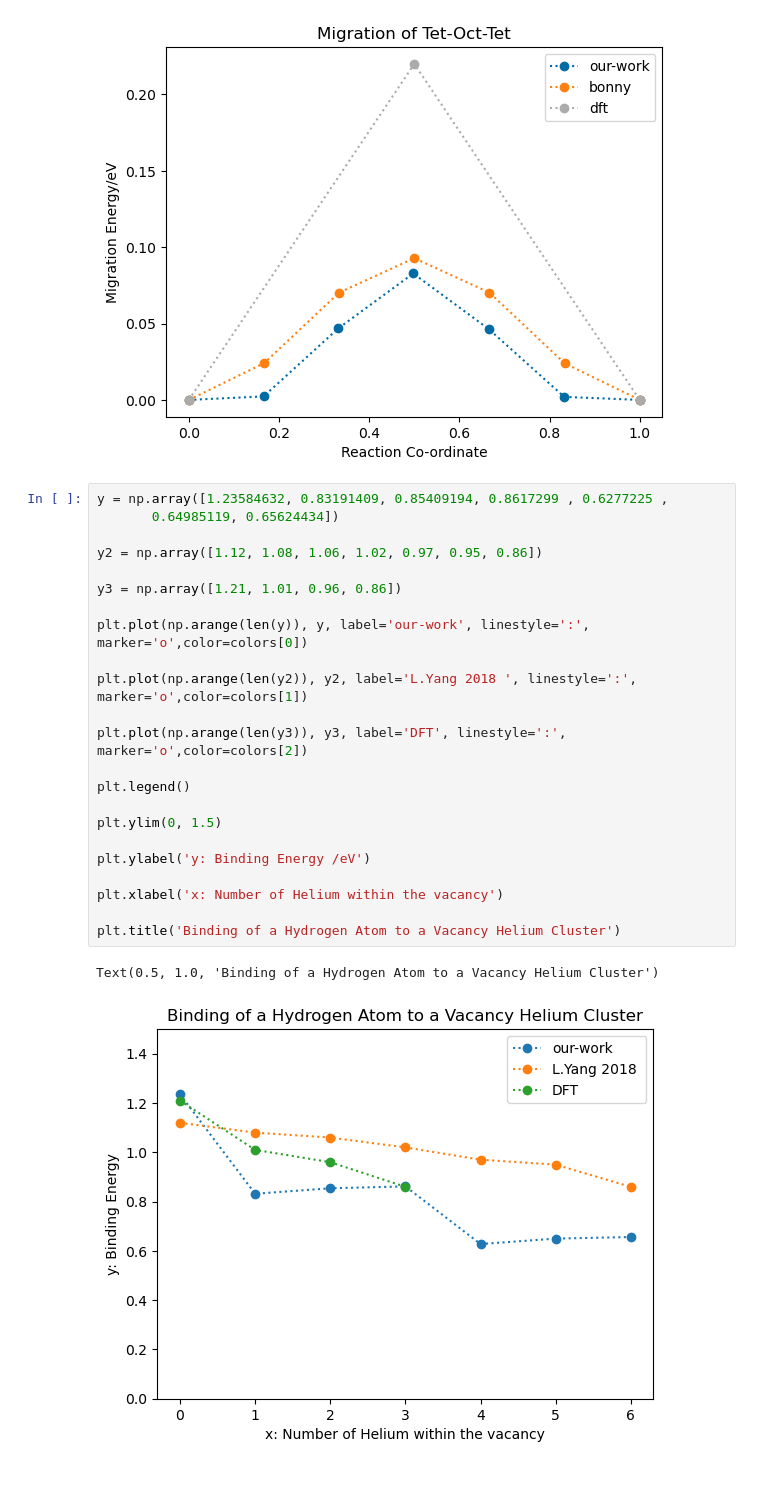
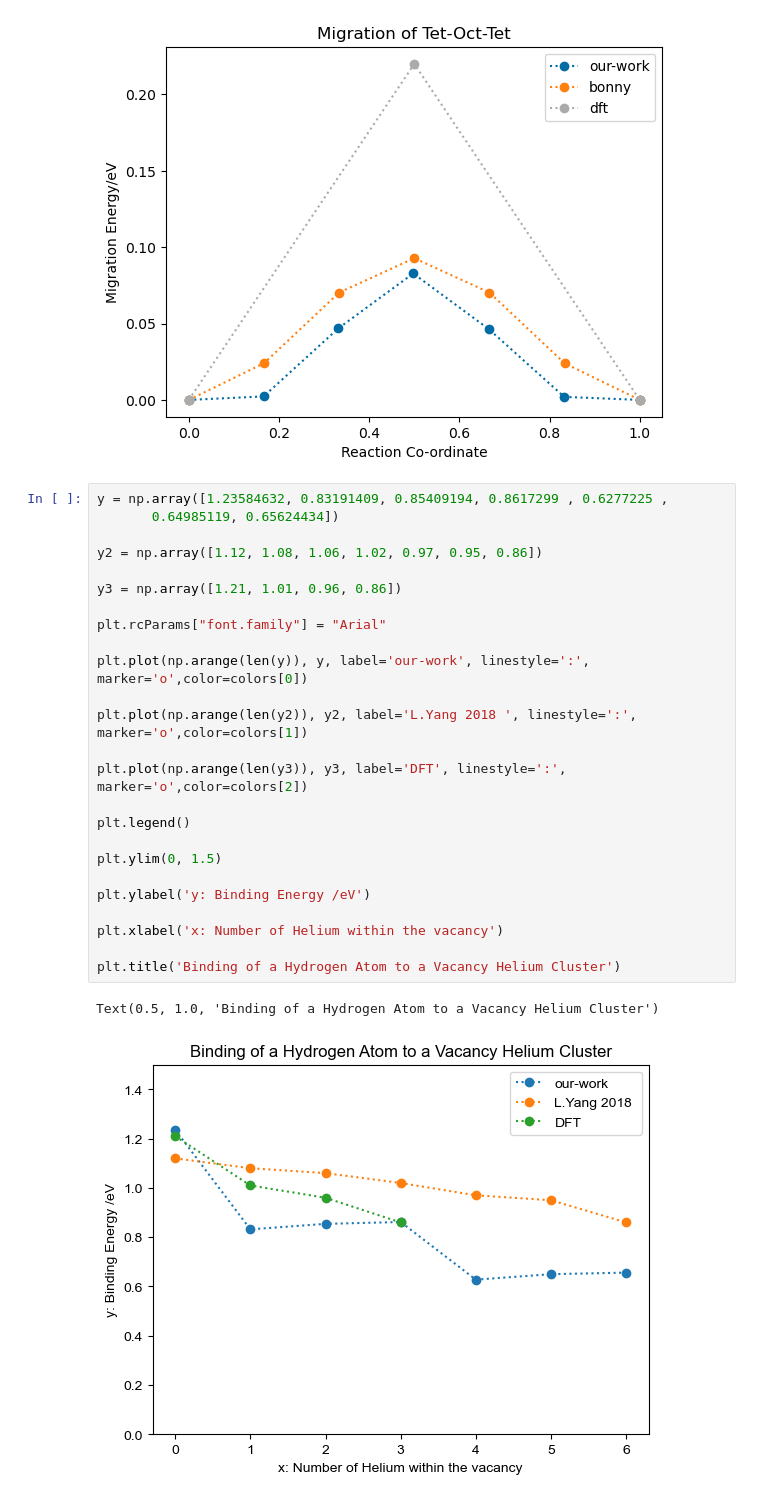
Before and after one commit to Samanyu-T/Lammps_MD, a Jupyter notebook: Jupyter_Notebooks/Plot_Binding_Energies.ipynb, the cells around one changed output. Cells and saved outputs as stored; diff of their text form.

```diff
--- a/Jupyter_Notebooks/Plot_Binding_Energies.ipynb
+++ b/Jupyter_Notebooks/Plot_Binding_Energies.ipynb
@@ -410,26 +430,28 @@ plt.legend()
 # %%
 y = np.array([1.23584632, 0.83191409, 0.85409194, 0.8617299 , 0.6277225 ,
        0.64985119, 0.65624434])
 
 y2 = np.array([1.12, 1.08, 1.06, 1.02, 0.97, 0.95, 0.86])
 
 y3 = np.array([1.21, 1.01, 0.96, 0.86])
+
+plt.rcParams["font.family"] = "Arial"
 
 plt.plot(np.arange(len(y)), y, label='our-work', linestyle=':', marker='o',color=colors[0])
 
 plt.plot(np.arange(len(y2)), y2, label='L.Yang 2018 ', linestyle=':', marker='o',color=colors[1])
 
 plt.plot(np.arange(len(y3)), y3, label='DFT', linestyle=':', marker='o',color=colors[2])
 
 plt.legend()
 
 plt.ylim(0, 1.5)
 
 plt.ylabel('y: Binding Energy /eV')
 
 plt.xlabel('x: Number of Helium within the vacancy')
 
 plt.title('Binding of a Hydrogen Atom to a Vacancy Helium Cluster')
 # %% [output]
 Text(0.5, 1.0, 'Binding of a Hydrogen Atom to a Vacancy Helium Cluster')
-[figure, old version]
+[figure, new version]
```
Also changed, not shown: parts of 2 cells of this notebook, 15 other files.
